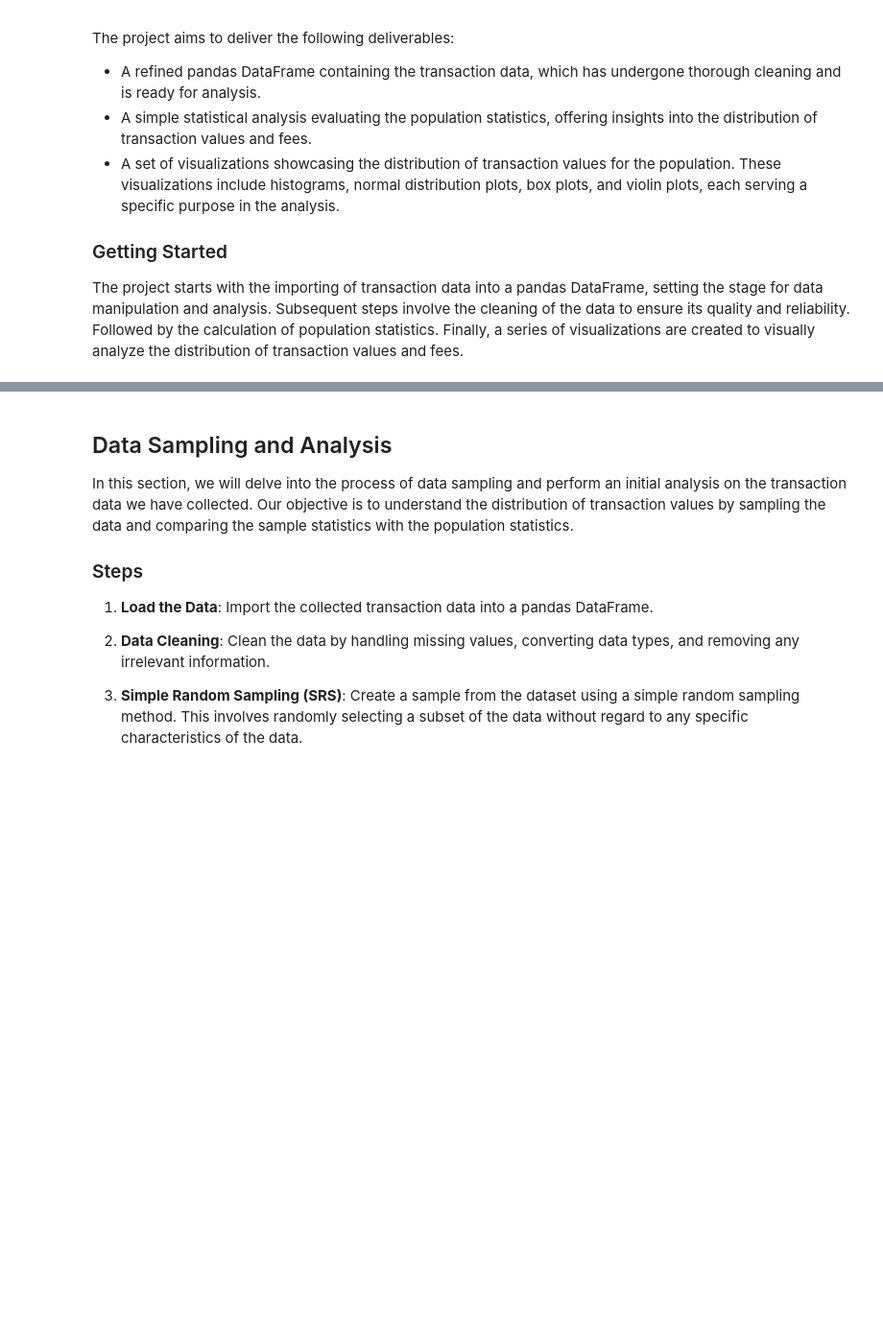
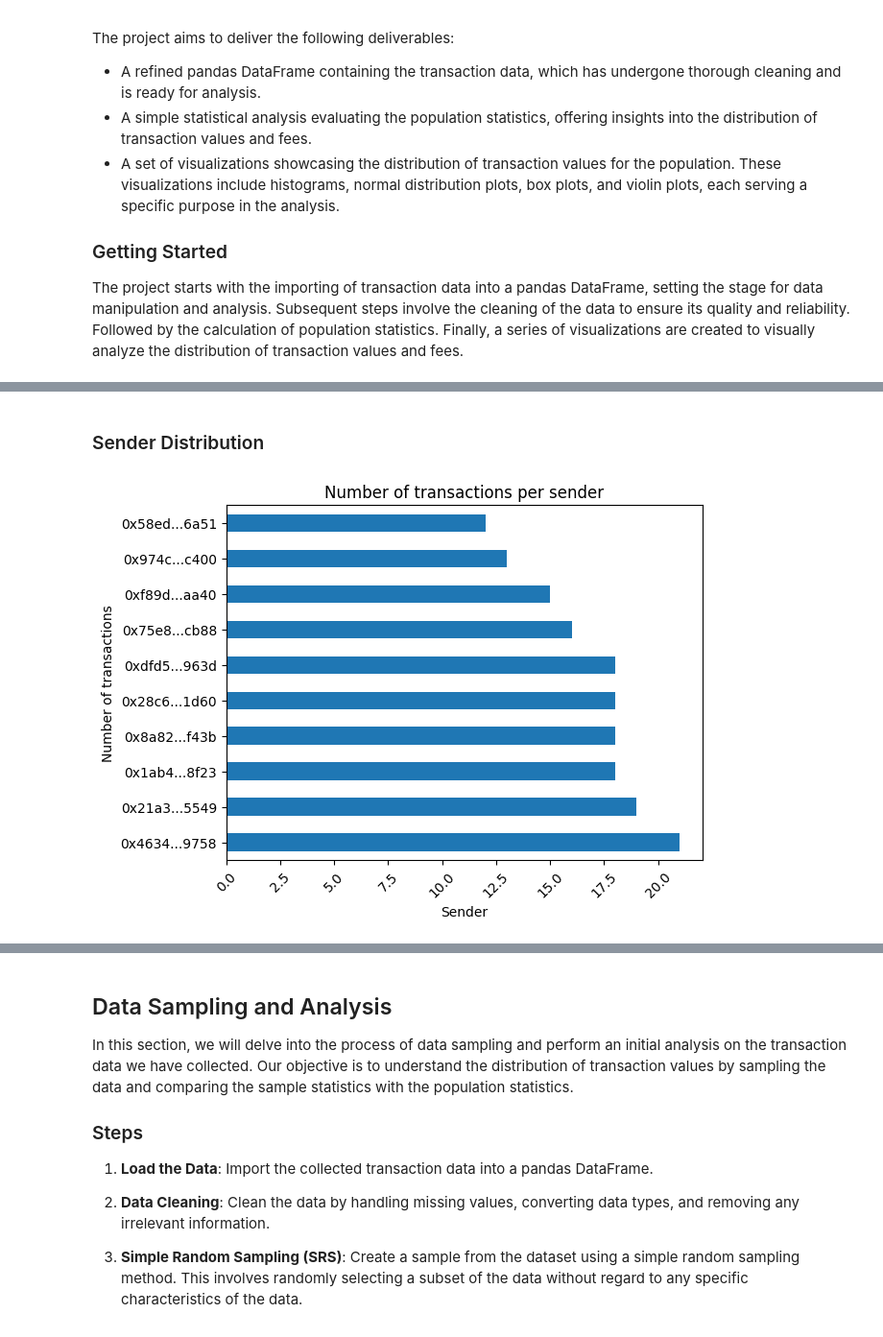
Before and after one commit to Hadi-loo/Introduction-to-Data-Science-Course, a Jupyter notebook: CA0. Web Scrapping/web scrapping.ipynb, the cells around one changed output, grey strips where cells are left out. Shown at 96% size. Cells and saved outputs as stored; diff of their text form; code cells hidden in the pictures; blank space fills up the shorter version.

```diff
--- a/CA0. Web Scrapping/web scrapping.ipynb
+++ b/CA0. Web Scrapping/web scrapping.ipynb
@@ -191,0 +383,15 @@ dataframe
+# %% [markdown]
+### Sender Distribution
+# %%
+# show the number of transactions for every sender in a bar chart
+# only show the top 10 senders
+top_senders = dataframe['From'].value_counts().head(10)
+top_senders.index = top_senders.index.map(lambda x: x[:6] + '...' + x[-4:])
+top_senders.plot(kind='barh')
+plt.title('Number of transactions per sender')
+plt.xlabel('Sender')
+plt.ylabel('Number of transactions')
+plt.xticks(rotation=45)
+plt.show()
+# %% [output]
+[figure, added]
```
Also changed, not shown: parts of 29 cells of this notebook.
